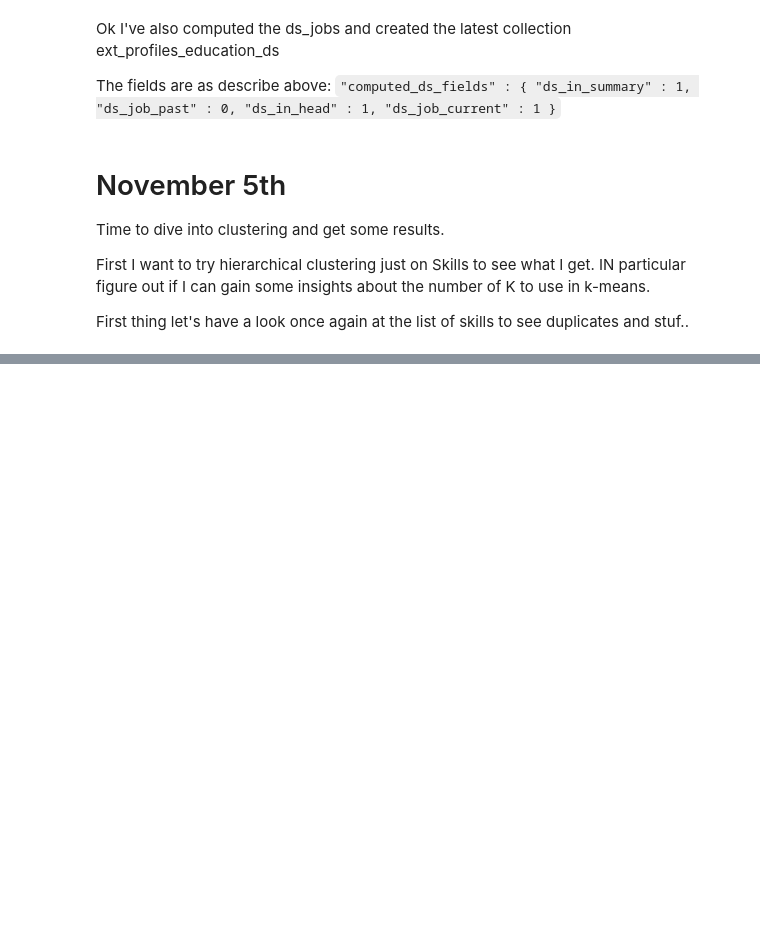
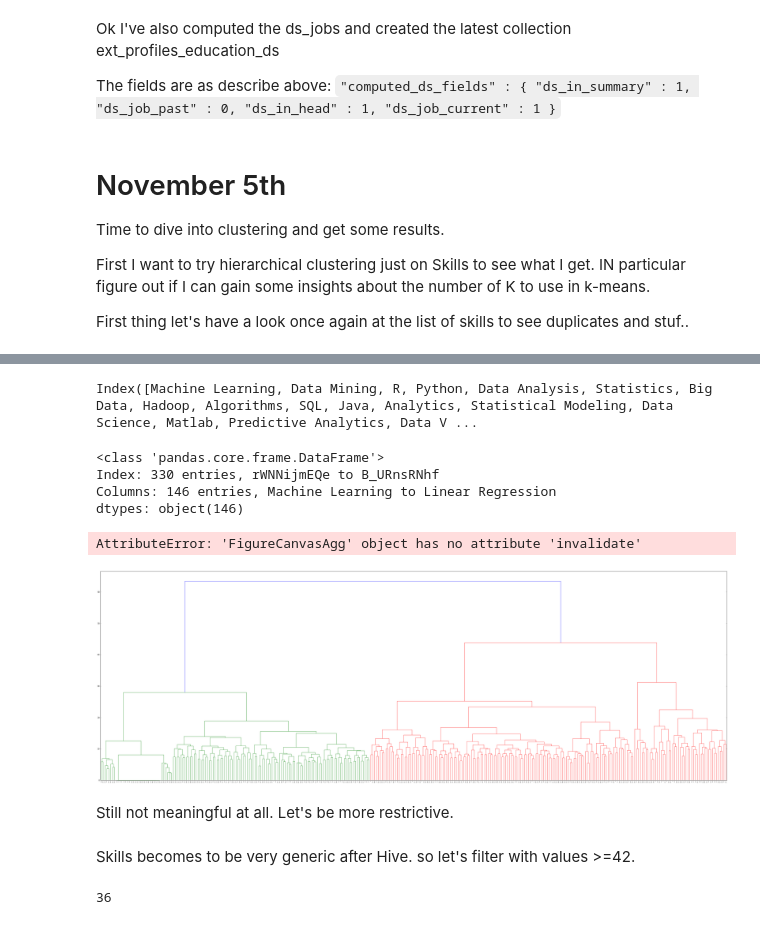
Before and after one commit to carlotorniai/Zproject, a Jupyter notebook: Descriptions of the steps.ipynb, the cells around one changed output, grey strips where cells are left out. Saved outputs shown, nothing was run; the diff lists cells and outputs as text; code cells hidden in the pictures; blank space fills up the shorter version.

```diff
--- a/Descriptions of the steps.ipynb
+++ b/Descriptions of the steps.ipynb
@@ -331,0 +396,7 @@ First thing let's have a look once again at the list of skills to see duplicates
+# %%
+from collections import Counter
+import operator
+skills = Counter(skill_list)
+sorted_skills =  sorted(skills.iteritems(), key=operator.itemgetter(1),  reverse=True)
+for elem in sorted_skills[:50]:
+    print elem[0], elem[1]
@@ -331,0 +421,3 @@ First thing let's have a look once again at the list of skills to see duplicates
+# %%
+# Now just get the elements that have count > 10
+skills_count_10 = [k[0] for k in sorted_skills if (k[1]>=10)]
@@ -331,0 +448,31 @@ First thing let's have a look once again at the list of skills to see duplicates
+# %%
+# let's filter the dataframe
+df_skills_filtered = df_skills[skills_count_10]
+# %%
+df_skills_filtered.columns
+# %% [output]
+Index([Machine Learning, Data Mining, R, Python, Data Analysis, Statistics, Big Data, Hadoop, Algorithms, SQL, Java, Analytics, Statistical Modeling, Data Science, Matlab, Predictive Analytics, Data V ...
+# %%
+df_skills_filtered
+# %% [output]
+<class 'pandas.core.frame.DataFrame'>
+Index: 330 entries, rWNNijmEQe to B_URnsRNhf
+Columns: 146 entries, Machine Learning to Linear Regression
+dtypes: object(146)
+# %%
+# Let's do the clusterign with this new dataframe now
+dist_skills_filt = squareform(pdist(df_skills_filtered, metric='euclidean'))
+
+fig = plt.figure(figsize=(60, 20))
+
+R = dendrogram(linkage(dist_skills_filt, method='complete'))
+plt.xlabel('Skills')
+plt.ylabel('Height')
+plt.suptitle('Cluster Dendrogram for Datascientists skills', fontweight='bold', fontsize=14);
+# %% [output]
+AttributeError: 'FigureCanvasAgg' object has no attribute 'invalidate'
+[figure, added]
+# %% [markdown]
+Still not meaningful at all. Let's be more restrictive.
+# %% [markdown]
+Skills becomes to be very generic after Hive. so let's filter with values >=42.
@@ -331,0 +481,4 @@ First thing let's have a look once again at the list of skills to see duplicates
+# %%
+len(skills_count_42)
+# %% [output]
+36
```
Also changed, not shown: parts of 17 cells of this notebook, 4 other files.
